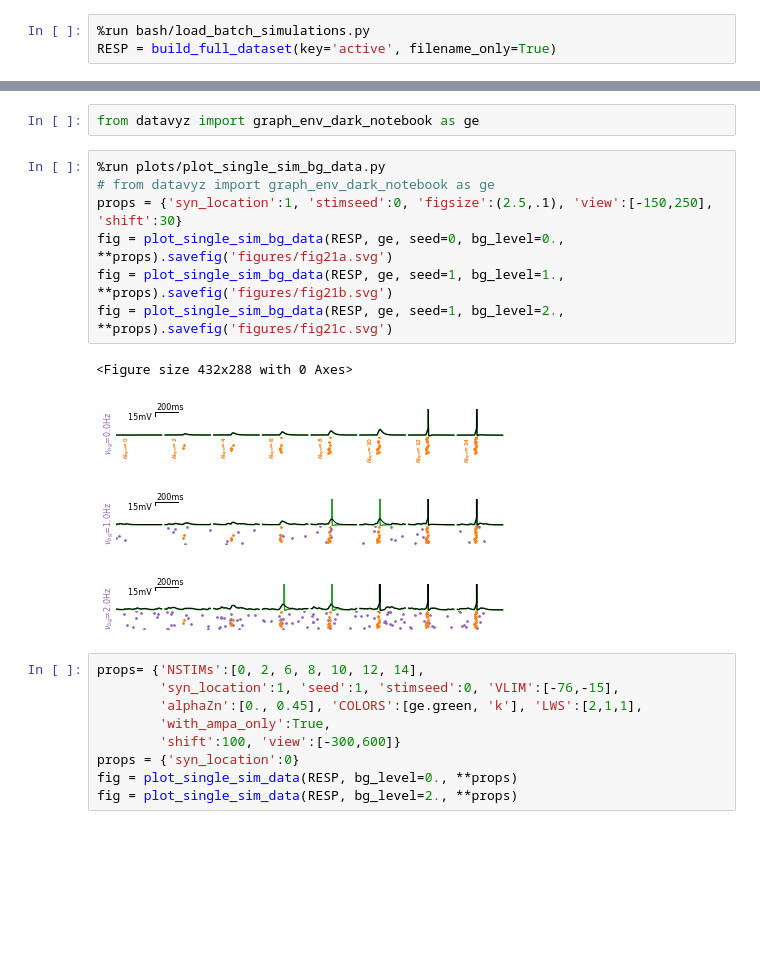
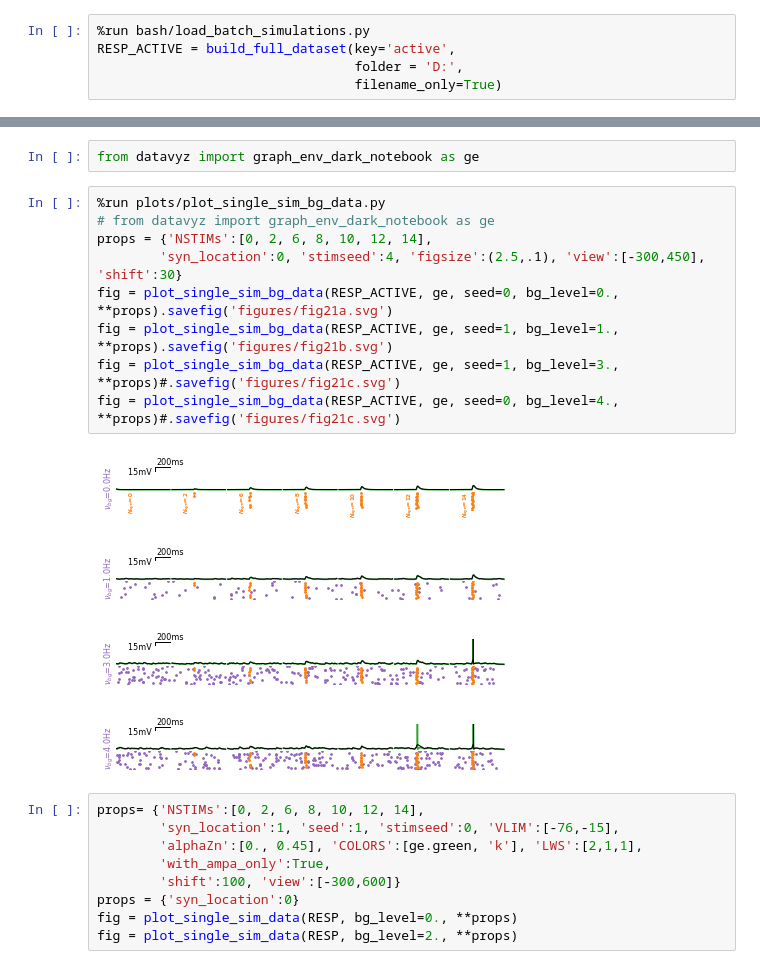
Before and after one commit to yzerlaut/zinc-NMDA-modulation, a Jupyter notebook: Sensitivity_to_Background_Modulation.ipynb, the cells around one changed output, grey strips where cells are left out. Drawn from its saved outputs; the diff is of its cells as text; blank space fills up the shorter version.

```diff
--- a/Sensitivity_to_Background_Modulation.ipynb
+++ b/Sensitivity_to_Background_Modulation.ipynb
@@ -22,5 +22,7 @@ You can run it with:
 ## Load population data from individual sims (seeds & bg-levels)
 # %%
 %run bash/load_batch_simulations.py
-RESP = build_full_dataset(key='active', filename_only=True)
+RESP_ACTIVE = build_full_dataset(key='active',
+                                 folder = 'D:',
+                                 filename_only=True)
 # %%
@@ -35,15 +38,17 @@ from datavyz import graph_env_dark_notebook as ge
 # %%
 %run plots/plot_single_sim_bg_data.py
 # from datavyz import graph_env_dark_notebook as ge
-props = {'syn_location':1, 'stimseed':0, 'figsize':(2.5,.1), 'view':[-150,250], 'shift':30}
-fig = plot_single_sim_bg_data(RESP, ge, seed=0, bg_level=0., **props).savefig('figures/fig21a.svg')
-fig = plot_single_sim_bg_data(RESP, ge, seed=1, bg_level=1., **props).savefig('figures/fig21b.svg')
-fig = plot_single_sim_bg_data(RESP, ge, seed=1, bg_level=2., **props).savefig('figures/fig21c.svg')
+props = {'NSTIMs':[0, 2, 6, 8, 10, 12, 14],
+        'syn_location':0, 'stimseed':4, 'figsize':(2.5,.1), 'view':[-300,450], 'shift':30}
+fig = plot_single_sim_bg_data(RESP_ACTIVE, ge, seed=0, bg_level=0., **props).savefig('figures/fig21a.svg')
+fig = plot_single_sim_bg_data(RESP_ACTIVE, ge, seed=1, bg_level=1., **props).savefig('figures/fig21b.svg')
+fig = plot_single_sim_bg_data(RESP_ACTIVE, ge, seed=1, bg_level=3., **props)#.savefig('figures/fig21c.svg')
+fig = plot_single_sim_bg_data(RESP_ACTIVE, ge, seed=0, bg_level=4., **props)#.savefig('figures/fig21c.svg')
 # %% [output]
-<Figure size 432x288 with 0 Axes>
-[figure, old version]
+[figure, new version]
-[figure, old version]
+[figure, new version]
-[figure, old version]
+[figure, new version]
+[figure, added]
 # %%
 props= {'NSTIMs':[0, 2, 6, 8, 10, 12, 14],
         'syn_location':1, 'seed':1, 'stimseed':0, 'VLIM':[-76,-15],
```
Also changed, not shown: parts of 6 cells of this notebook, 4 other files.
